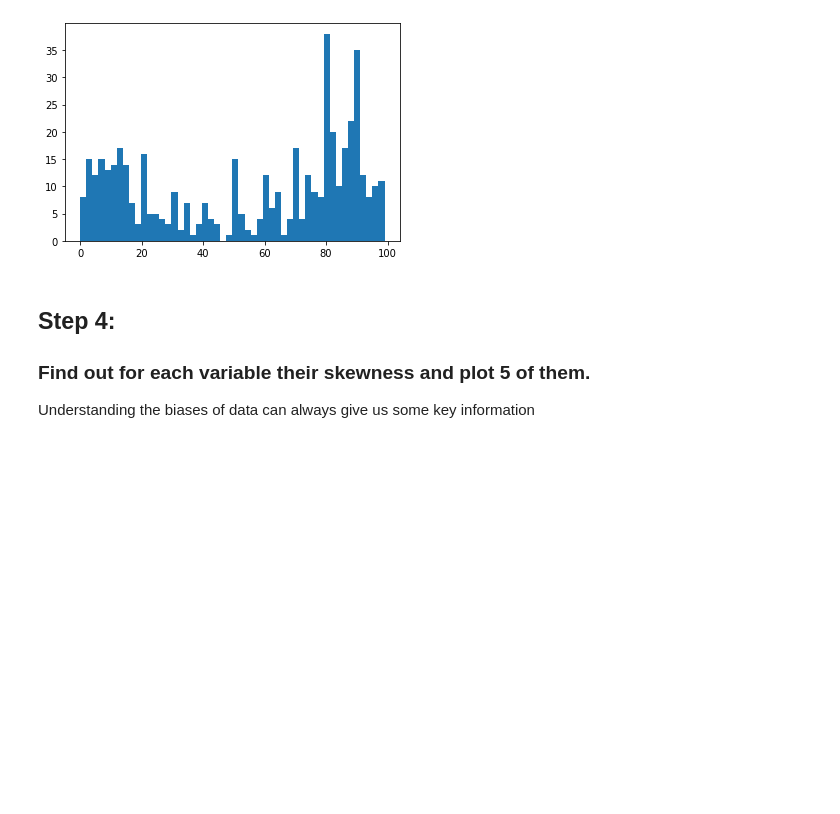
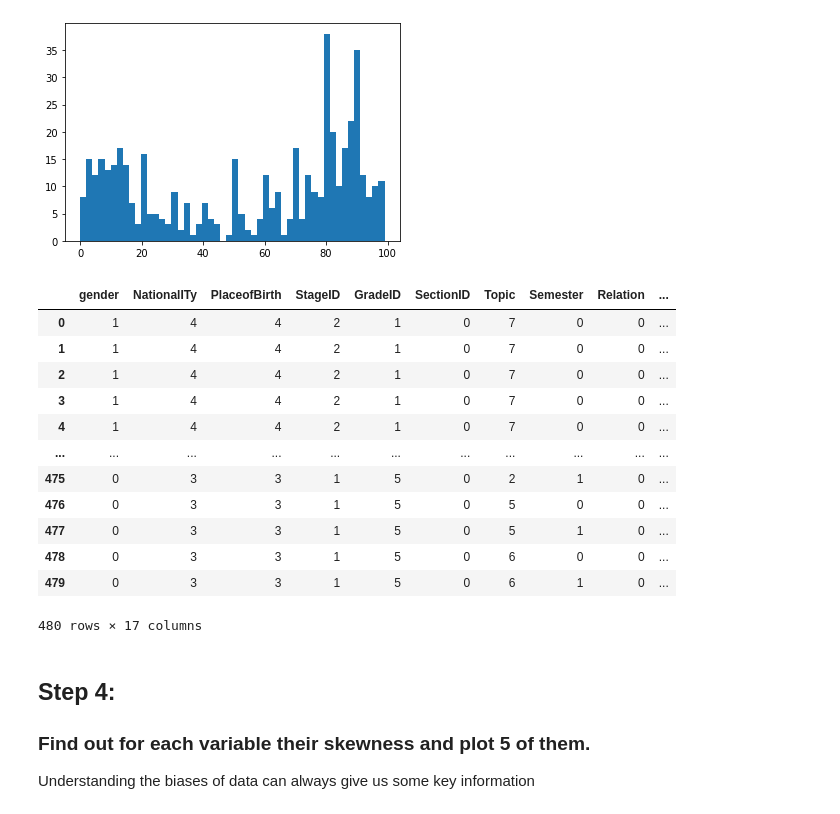
Before and after one commit to remre/StriveSchool-ai, a Jupyter notebook: week3/d8/sol/student_analisis_sol.ipynb, the cells around one changed output. Cells and saved outputs as stored; diff of their text form; code cells hidden in the pictures; blank space fills up the shorter version.

```diff
--- a/week3/d8/sol/student_analisis_sol.ipynb
+++ b/week3/d8/sol/student_analisis_sol.ipynb
@@ -188,0 +206,23 @@ X[:10]''''
+# %%
+#label encoder sometimes not working pretty well so use that to encode values manually
+import category_encoders as ce
+
+encoder= ce.OrdinalEncoder(cols=['Class'],return_df=True,
+                           mapping=[{'col':'Class','mapping':{'L':0,'M':1,'H':2}}])
+
+df["Class"] = encoder.fit_transform(df)
+df
+# %% [output]
+|  | gender | NationalITy | PlaceofBirth | StageID | GradeID | SectionID | Topic | Semester | Relation | ... |
+| 0 | 1 | 4 | 4 | 2 | 1 | 0 | 7 | 0 | 0 | ... |
+| 1 | 1 | 4 | 4 | 2 | 1 | 0 | 7 | 0 | 0 | ... |
+| 2 | 1 | 4 | 4 | 2 | 1 | 0 | 7 | 0 | 0 | ... |
+| 3 | 1 | 4 | 4 | 2 | 1 | 0 | 7 | 0 | 0 | ... |
+| 4 | 1 | 4 | 4 | 2 | 1 | 0 | 7 | 0 | 0 | ... |
+| ... | ... | ... | ... | ... | ... | ... | ... | ... | ... | ... |
+| 475 | 0 | 3 | 3 | 1 | 5 | 0 | 2 | 1 | 0 | ... |
+| 476 | 0 | 3 | 3 | 1 | 5 | 0 | 5 | 0 | 0 | ... |
+| 477 | 0 | 3 | 3 | 1 | 5 | 0 | 5 | 1 | 0 | ... |
+| 478 | 0 | 3 | 3 | 1 | 5 | 0 | 6 | 0 | 0 | ... |
+| 479 | 0 | 3 | 3 | 1 | 5 | 0 | 6 | 1 | 0 | ... |
+480 rows × 17 columns
```
Also changed, not shown: parts of 17 cells of this notebook.
